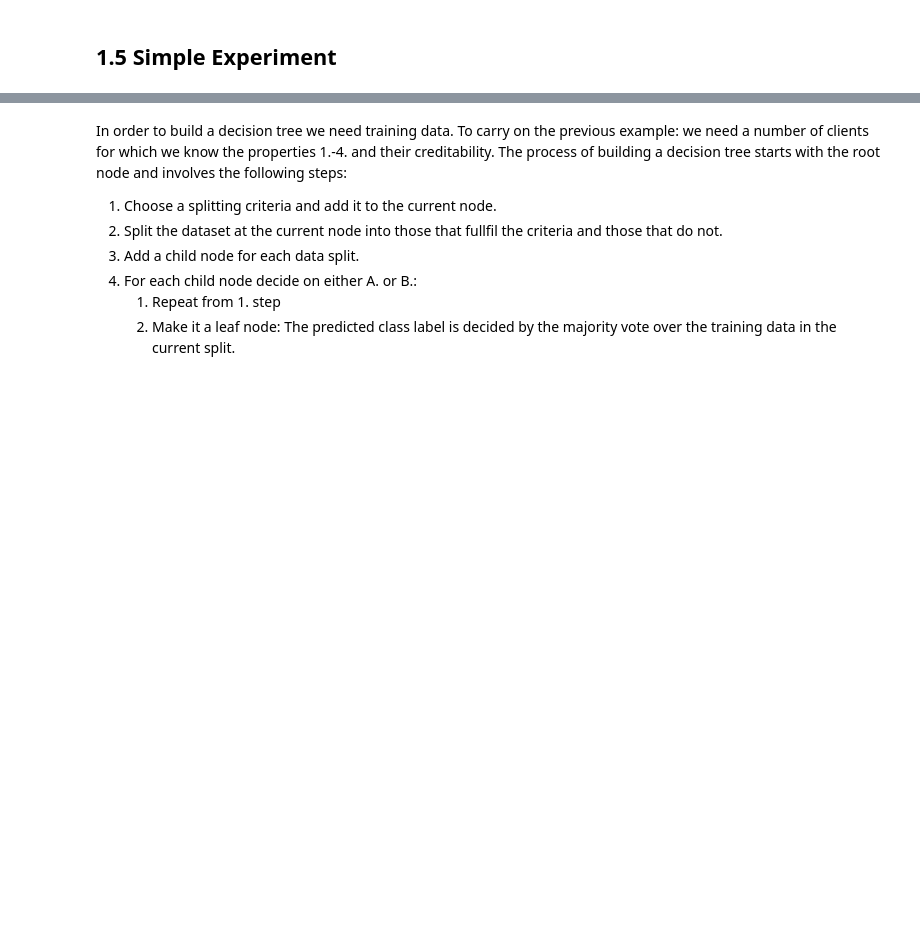
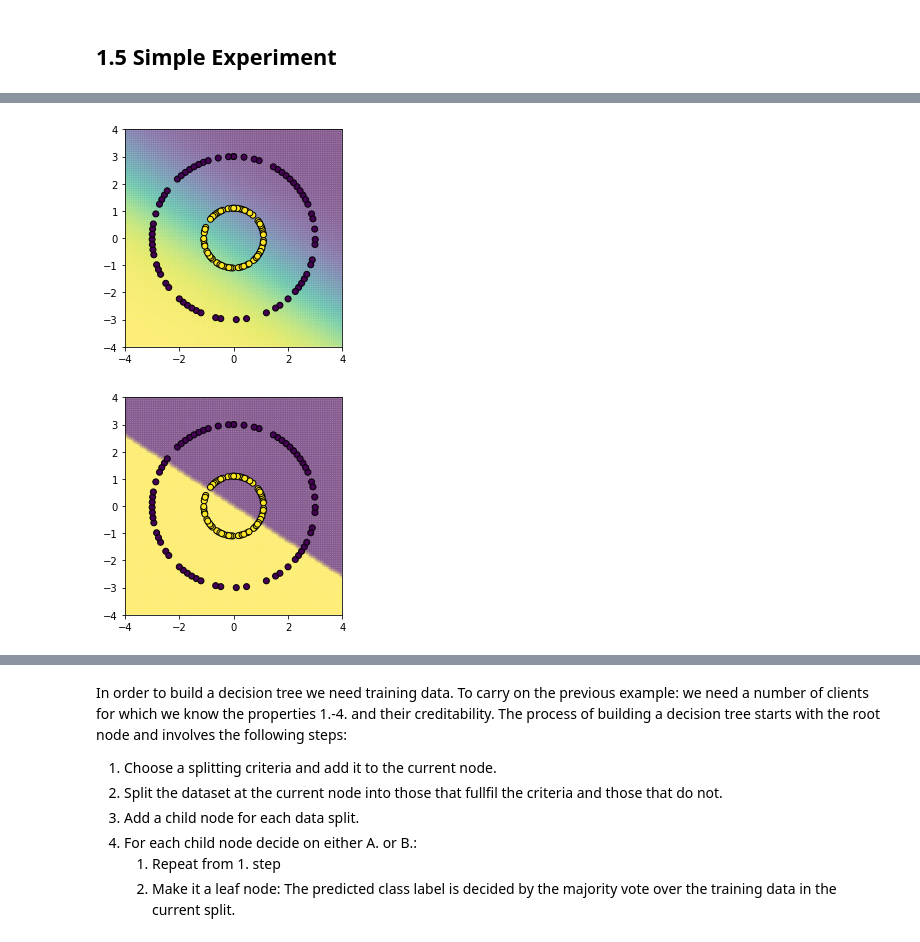
Before and after one commit to HarmlessHarm/UVA_AML19, a Jupyter notebook: week_2/ML.ipynb, the cells around one changed output, grey strips where cells are left out. Drawn from its saved outputs; the diff is of its cells as text; code cells hidden in the pictures; blank space fills up the shorter version.

```diff
--- a/week_2/ML.ipynb
+++ b/week_2/ML.ipynb
@@ -333,8 +401,7 @@ def nll_forward(target_pred, target_true):
         the value of NLL for a given prediction and the ground truth
         scalar
     """
-    #################
-    ### YOUR CODE ###
-    #################
-    return output
+    N = np.shape(target_pred)[0]
+    s = np.sum(target_true * np.log(target_pred) + (1-target_true) * np.log(1-target_pred))
+    return - 1 / N * s
 # %%
@@ -384,8 +457,6 @@ def nll_grad_input(target_pred, target_true):
         of NLL with respect to its input
         np.array of size `(n_objects, 1)`
     """
-    #################
-    ### YOUR CODE ###
-    #################
-    return grad_input
+    N = np.shape(target_pred)[0]
+    return 1 / N * (target_pred - target_true) / (target_pred * (1 - target_pred))
 # %%
@@ -511,0 +632,21 @@ plot_model_prediction(lambda x: model.forward(x), X_train, Y_train, True)
+# %%
+X_train, Y_train, X_test, Y_test = split(*generate_2_circles(), 0.7)
+# %%
+# let's train our model
+model = LogsticRegressionGD(2, 0.05)
+
+for step in range(30):
+    Y_pred = model.forward(X_train)
+
+    loss_value = nll_forward(Y_pred, Y_train)
+    accuracy = ((Y_pred > 0.5) == Y_train).mean()
+    print('Step: {} \t Loss: {:.3f} \t Acc: {:.1f}%'.format(step, loss_value, accuracy * 100))
+
+    loss_grad = nll_grad_input(Y_pred, Y_train)
+    model.update_params(X_train, loss_grad)
+
+
+print('\n\nTesting...')
+Y_test_pred = model.forward(X_test)
+test_accuracy = ((Y_test_pred > 0.5) == Y_test).mean()
+print('Acc: {:.1f}%'.format(test_accuracy * 100))
@@ -512,3 +671,10 @@ plot_model_prediction(lambda x: model.forward(x), X_train, Y_train, True)
+# %%
+plot_model_prediction(lambda x: model.forward(x), X_train, Y_train, False)
+
+plot_model_prediction(lambda x: model.forward(x), X_train, Y_train, True)
+# %% [output]
+[figure, added]
+[figure, added]
 # %% [markdown]
 # 2. Decision Tree
 The next model we look at is called **Decision Tree**. This type of model is non-parametric, meaning in contrast to **Logistic Regression** we do not have any parameters here that need to be trained.
```
Also changed, not shown: parts of 41 cells of this notebook, 1 other file.
